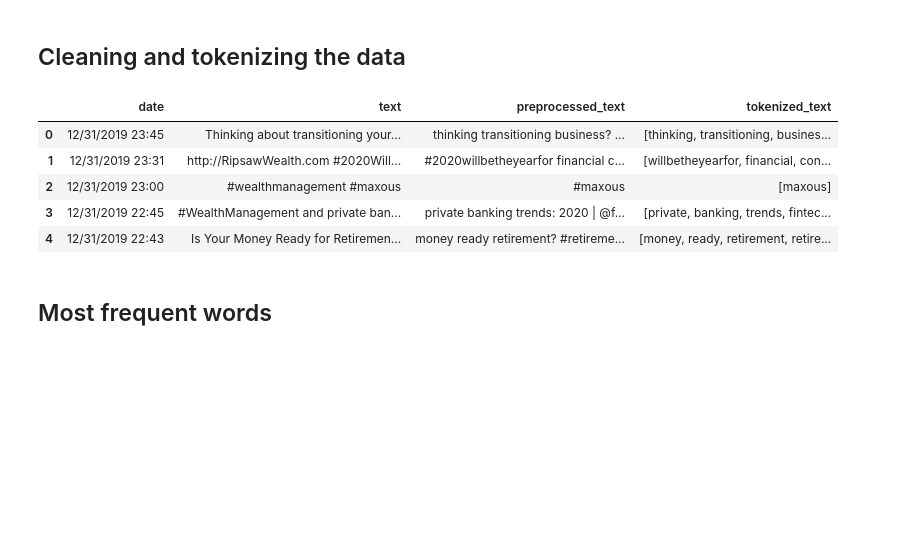
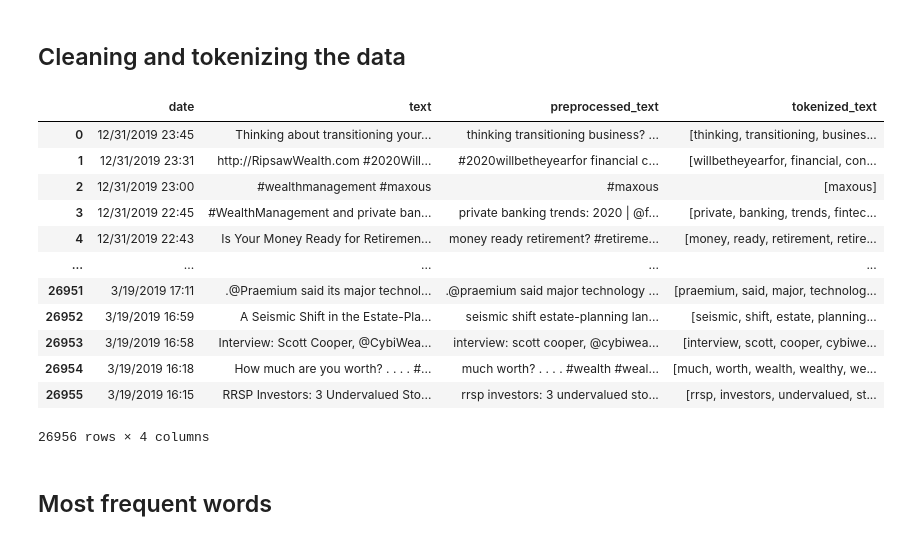
Before and after one commit to adityabaser/Morgan-Stanley-Sentiment-Analysis, a Jupyter notebook: Topicmodeling-wealthmanagement .ipynb, the cells around one changed output. Saved outputs shown, nothing was run; the diff lists cells and outputs as text; code cells hidden in the pictures; blank space fills up the shorter version.

```diff
--- a/Topicmodeling-wealthmanagement .ipynb
+++ b/Topicmodeling-wealthmanagement .ipynb
@@ -62,34 +62,41 @@ def clean_tweets(df=df_tweets,
     df_copy = df.copy()
 
     # drop rows with empty values
     df_copy.dropna(inplace=True)
 
     # lower the tweets
     df_copy['preprocessed_' + tweet_col] = df_copy[tweet_col].str.lower()
 
     # filter out stop words and URLs
     en_stop_words = stopwords.words('english')
     extended_words = ['&amp;', 'rt','th','co', 're', 've', 'kim', 'daca', '#wealthmanagement', 'wealthmanagement', 'de', 'la', 'en', 'day', 'di', 'el', 'ask', 'un', 'con', 'per', 'del', 'help', 'you', 'via', 'us', 'gt', 'ai', 'cx', 'you', 'time', 'make', 'get', 'one', 'uk']
     en_stop_words.extend(extended_words)
     en_stop_words = set(en_stop_words)
     url_re = '(https?:\/\/(?:www\.|(?!www))[a-zA-Z0-9][a-zA-Z0-9-]+[a-zA-Z0-9]\.[^\s]{2,}|www\.[a-zA-Z0-9][a-zA-Z0-9-]+[a-zA-Z0-9]\.[^\s]{2,}|https?:\/\/(?:www\.|(?!www))[a-zA-Z0-9]+\.[^\s]{2,}|www\.[a-zA-Z0-9]+\.[^\s]{2,})'
     df_copy['preprocessed_' + tweet_col] = df_copy['preprocessed_' + tweet_col].apply(lambda row: ' '.join([word.strip() for word in row.split() if (not word.strip() in en_stop_words) and (not re.match(url_re, word.strip()))]))
 
     # tokenize the tweets
     tokenizer = RegexpTokenizer('[a-zA-Z]\w+\'?\w*')
     df_copy['tokenized_' + tweet_col] = df_copy['preprocessed_' + tweet_col].apply(lambda row: tokenizer.tokenize(row))
 
     return df_copy
 
 df_tweets_clean = clean_tweets(df_tweets)
-df_tweets_clean.head()
+df_tweets_clean
 # %% [output]
 |  | date | text | preprocessed_text | tokenized_text |
 | 0 | 12/31/2019 23:45 | Thinking about transitioning your... | thinking transitioning business? ... | [thinking, transitioning, busines... |
 | 1 | 12/31/2019 23:31 | http://RipsawWealth.com #2020Will... | #2020willbetheyearfor financial c... | [willbetheyearfor, financial, con... |
 | 2 | 12/31/2019 23:00 | #wealthmanagement #maxous | #maxous | [maxous] |
 | 3 | 12/31/2019 22:45 | #WealthManagement and private ban... | private banking trends: 2020 | @f... | [private, banking, trends, fintec... |
 | 4 | 12/31/2019 22:43 | Is Your Money Ready for Retiremen... | money ready retirement? #retireme... | [money, ready, retirement, retire... |
+| ... | ... | ... | ... | ... |
+| 26951 | 3/19/2019 17:11 | .@Praemium said its major technol... | .@praemium said major technology ... | [praemium, said, major, technolog... |
+| 26952 | 3/19/2019 16:59 | A Seismic Shift in the Estate-Pla... | seismic shift estate-planning lan... | [seismic, shift, estate, planning... |
+| 26953 | 3/19/2019 16:58 | Interview: Scott Cooper, @CybiWea... | interview: scott cooper, @cybiwea... | [interview, scott, cooper, cybiwe... |
+| 26954 | 3/19/2019 16:18 | How much are you worth? . . . . #... | much worth? . . . . #wealth #weal... | [much, worth, wealth, wealthy, we... |
+| 26955 | 3/19/2019 16:15 | RRSP Investors: 3 Undervalued Sto... | rrsp investors: 3 undervalued sto... | [rrsp, investors, undervalued, st... |
+26956 rows × 4 columns
 # %% [markdown]
 ## Most frequent words
 # %%
```
Also changed, not shown: parts of 8 cells of this notebook, 16 other files.
